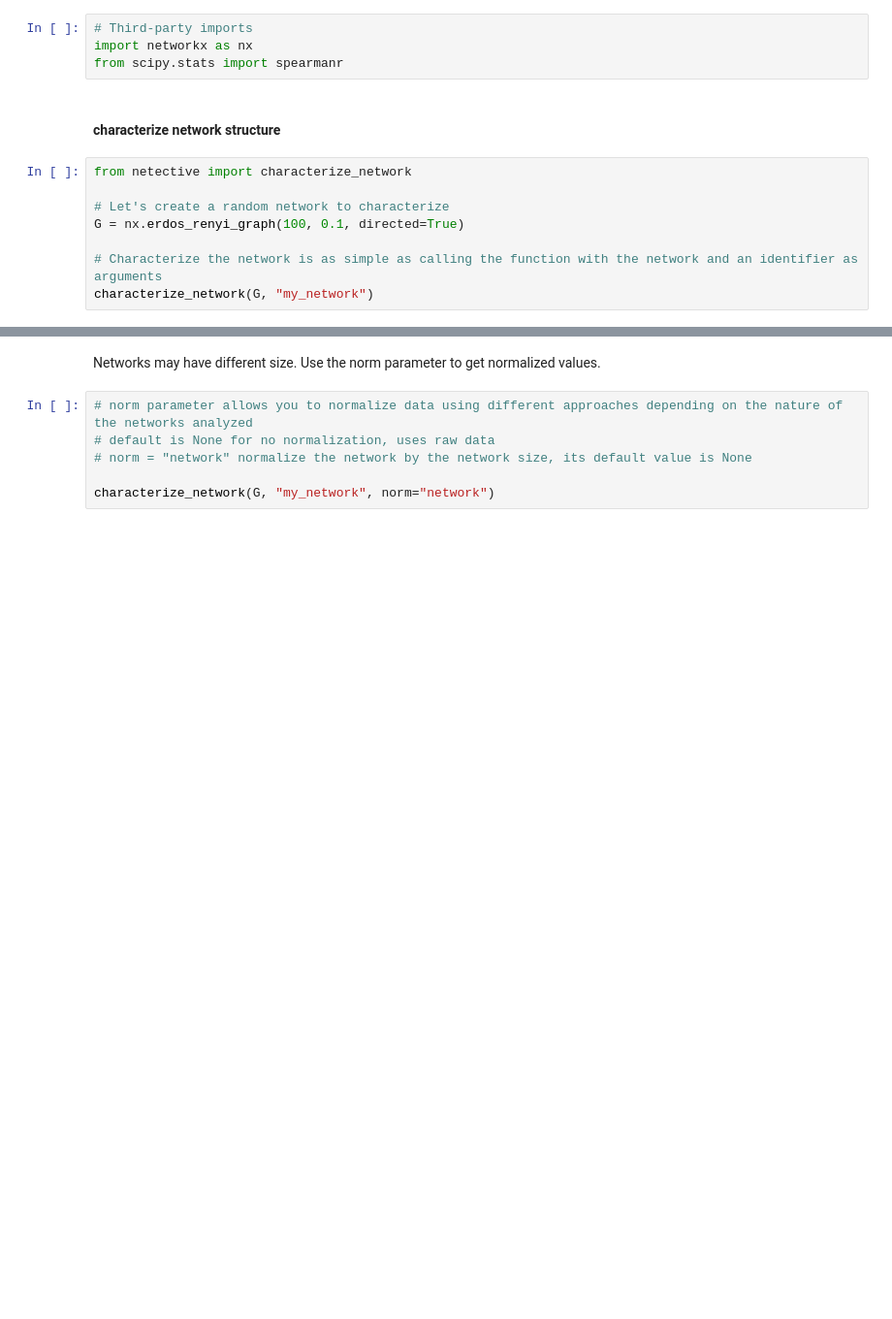
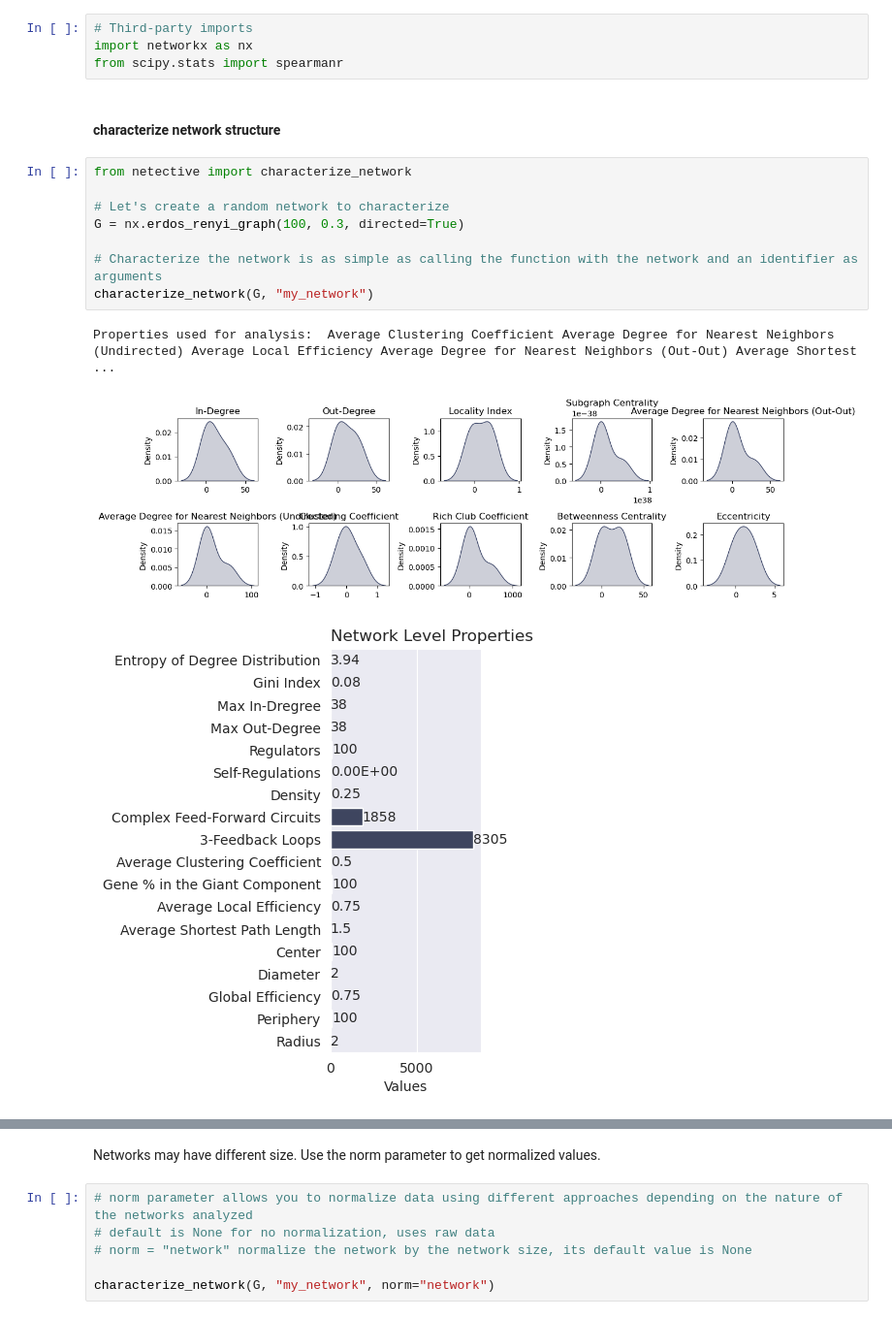
Before and after one commit to freyrelab/netective, a Jupyter notebook: docs/module_tutorial.ipynb, the cells around one changed output, grey strips where cells are left out. Shown at 97% size. Saved outputs shown, nothing was run; the diff lists cells and outputs as text; blank space fills up the shorter version.

```diff
--- a/docs/module_tutorial.ipynb
+++ b/docs/module_tutorial.ipynb
@@ -43,8 +43,12 @@ from scipy.stats import spearmanr
 # %%
 from netective import characterize_network
 
 # Let's create a random network to characterize
-G = nx.erdos_renyi_graph(100, 0.1, directed=True)
+G = nx.erdos_renyi_graph(100, 0.3, directed=True)
 
 # Characterize the network is as simple as calling the function with the network and an identifier as arguments
 characterize_network(G, "my_network")
+# %% [output]
+Properties used for analysis:  Average Clustering Coefficient Average Degree for Nearest Neighbors (Undirected) Average Local Efficiency Average Degree for Nearest Neighbors (Out-Out) Average Shortest ...
+[figure, added]
+[figure, added]
```
Also changed, not shown: parts of 13 cells of this notebook, 2 other files.
